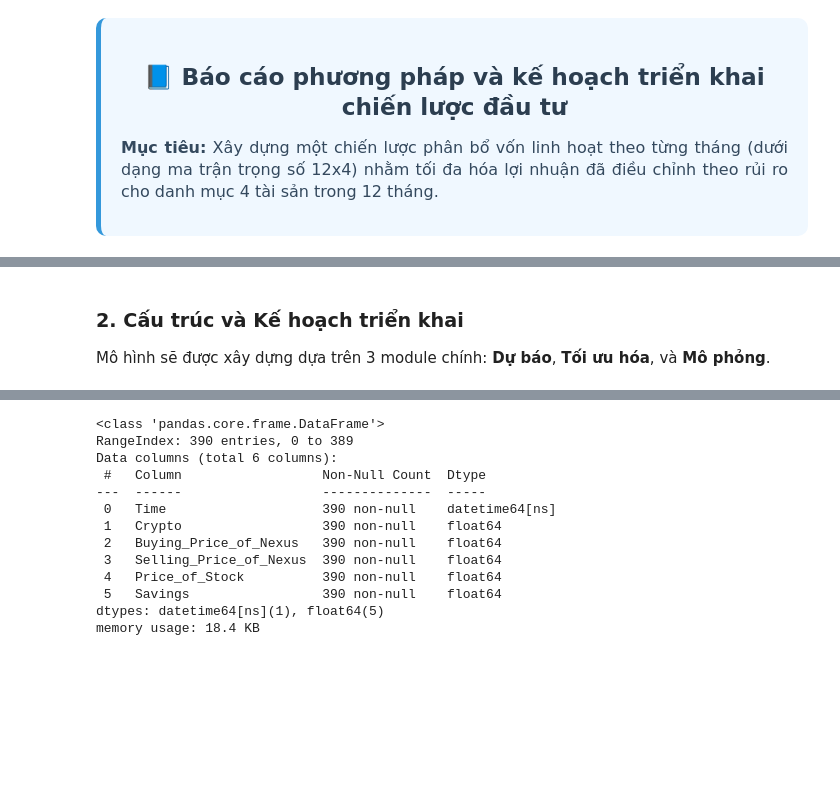
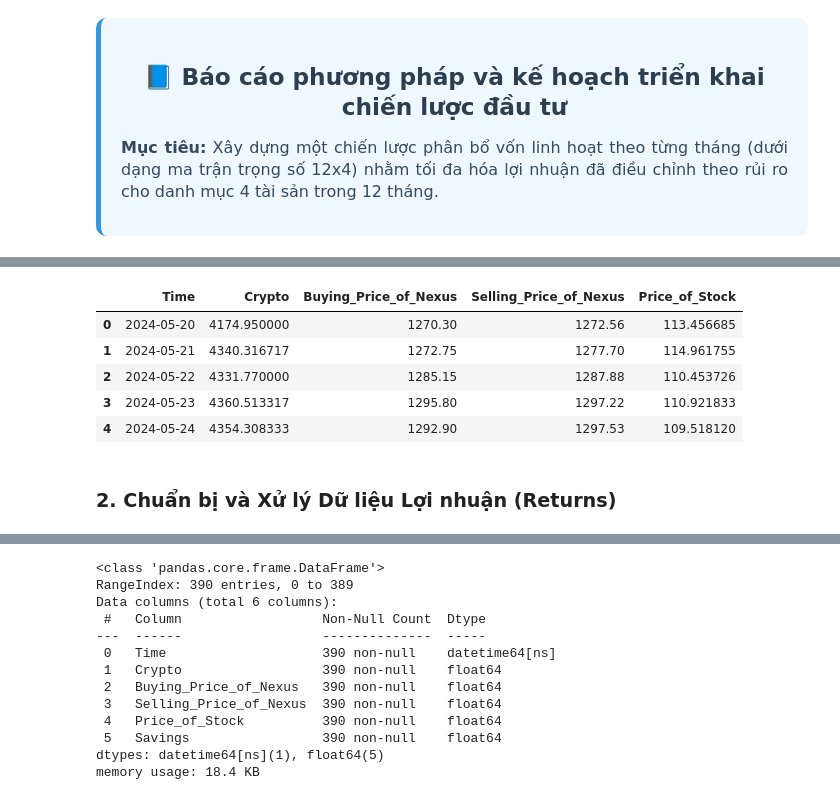
Before and after one commit to nguyenlog205/tmh2025-vong1, a Jupyter notebook: notebooks/model.ipynb, the cells around one changed output, grey strips where cells are left out. Cells and saved outputs as stored; diff of their text form; code cells hidden in the pictures; blank space fills up the shorter version.

```diff
--- a/notebooks/model.ipynb
+++ b/notebooks/model.ipynb
@@ -37,4 +62,11 @@ Bài toán yêu cầu một chiến lược **linh hoạt**, tức là quyết
+# %%
+data.head()
+# %% [output]
+|  | Time | Crypto | Buying_Price_of_Nexus | Selling_Price_of_Nexus | Price_of_Stock |
+| 0 | 2024-05-20 | 4174.950000 | 1270.30 | 1272.56 | 113.456685 |
+| 1 | 2024-05-21 | 4340.316717 | 1272.75 | 1277.70 | 114.961755 |
+| 2 | 2024-05-22 | 4331.770000 | 1285.15 | 1287.88 | 110.453726 |
+| 3 | 2024-05-23 | 4360.513317 | 1295.80 | 1297.22 | 110.921833 |
+| 4 | 2024-05-24 | 4354.308333 | 1292.90 | 1297.53 | 109.518120 |
 # %% [markdown]
-### 2. Cấu trúc và Kế hoạch triển khai
-
-Mô hình sẽ được xây dựng dựa trên 3 module chính: **Dự báo**, **Tối ưu hóa**, và **Mô phỏng**.
+### 2. Chuẩn bị và Xử lý Dữ liệu Lợi nhuận (Returns)
```
Also changed, not shown: parts of 18 cells of this notebook, 3 other files.
